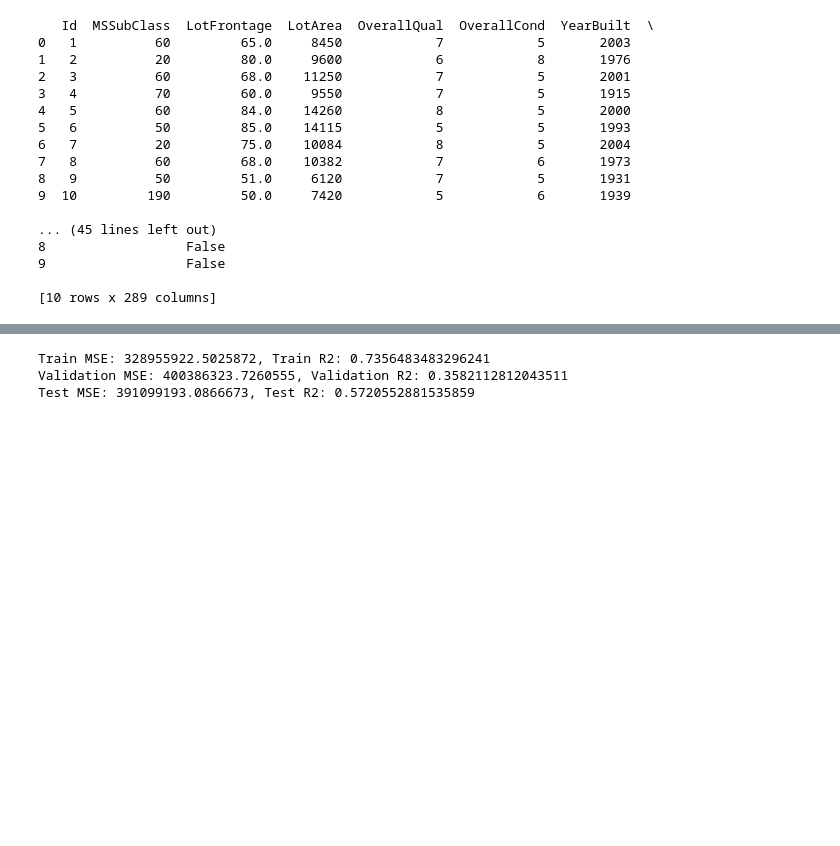
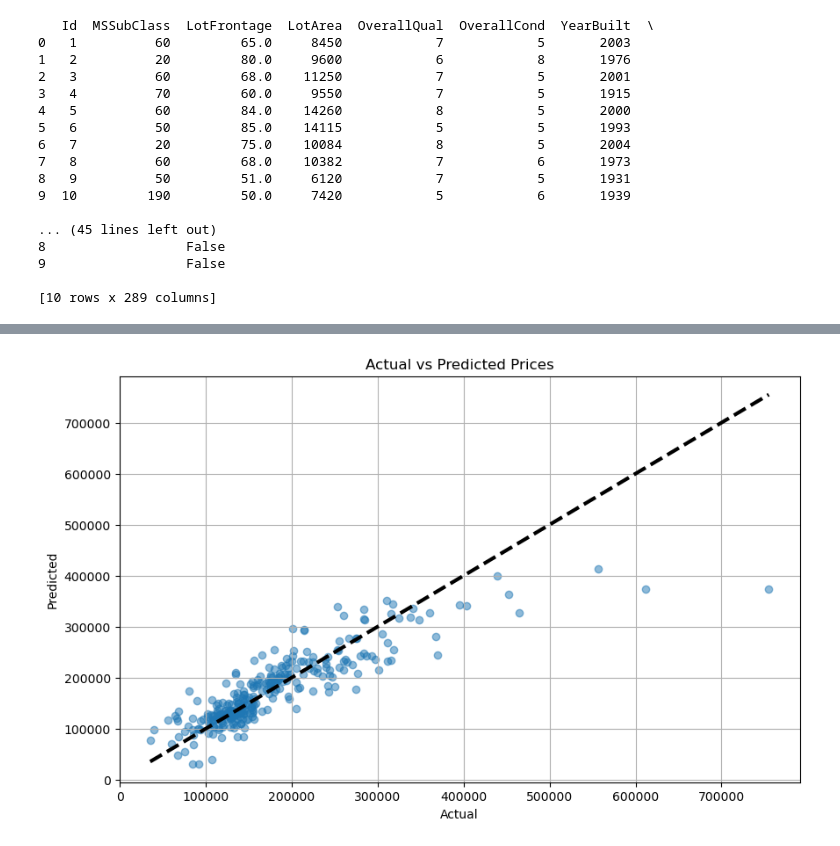
Before and after one commit to Da1212e77/ANA680Final, a Jupyter notebook: RealEstatePredictions.ipynb, the cells around one changed output, grey strips where cells are left out. Saved outputs shown, nothing was run; the diff lists cells and outputs as text; code cells hidden in the pictures; blank space fills up the shorter version.

```diff
--- a/RealEstatePredictions.ipynb
+++ b/RealEstatePredictions.ipynb
@@ -153,0 +149,18 @@ y = filtered_data['SalePrice']
+# %%
+# Create preprocessing pipelines for both numeric and categorical data
+numeric_transformer = Pipeline(steps=[
+    ('imputer', SimpleImputer(strategy='median')),
+    ('scaler', StandardScaler())
+])
+
+categorical_transformer = Pipeline(steps=[
+    ('imputer', SimpleImputer(strategy='most_frequent')),
+    ('onehot', OneHotEncoder(handle_unknown='ignore'))
+])
+# %%
+# Combine preprocessing steps
+preprocessor = ColumnTransformer(
+    transformers=[
+        ('num', numeric_transformer, numerical_features),
+        ('cat', categorical_transformer, categorical_features)
+    ])
@@ -154,4 +173,3 @@ y = filtered_data['SalePrice']
 # %%
-# Split the data into training and test sets
+# Split the data into training and testing sets
 X_train, X_test, y_train, y_test = train_test_split(X, y, test_size=0.2, random_state=42)
-X_train, X_val, y_train, y_val = train_test_split(X_train, y_train, test_size=0.2, random_state=42)
@@ -201,23 +196,4 @@ Pipeline(steps=[('preprocessor',
                 ('regressor', LinearRegression())])
 # %%
-# Make predictions
-y_pred_train = model.predict(X_train)
-y_pred_val = model.predict(X_val)
-y_pred_test = model.predict(X_test)
+# Make predictions on the test set
+y_pred = model.predict(X_test)
-# %%
-# Evaluate the model
-train_mse = mean_squared_error(y_train, y_pred_train)
-val_mse = mean_squared_error(y_val, y_pred_val)
-test_mse = mean_squared_error(y_test, y_pred_test)
-
-train_r2 = model.score(X_train, y_train)
-val_r2 = model.score(X_val, y_val)
-test_r2 = model.score(X_test, y_test)
-
-print(f'Train MSE: {train_mse}, Train R2: {train_r2}')
-print(f'Validation MSE: {val_mse}, Validation R2: {val_r2}')
-print(f'Test MSE: {test_mse}, Test R2: {test_r2}')
-# %% [output]
-Train MSE: 328955922.5025872, Train R2: 0.7356483483296241
-Validation MSE: 400386323.7260555, Validation R2: 0.3582112812043511
-Test MSE: 391099193.0866673, Test R2: 0.5720552881535859
@@ -223,0 +203,13 @@ Test MSE: 391099193.0866673, Test R2: 0.5720552881535859
+# %%
+# Scatter Plot of Actual vs. Predicted Prices
+plt.figure(figsize=(10, 6))
+plt.scatter(y_test, y_pred, alpha=0.5)
+plt.plot([y_test.min(), y_test.max()], [y_test.min(), y_test.max()], 'k--', lw=3)
+plt.xlabel('Actual')
+plt.ylabel('Predicted')
+plt.title('Actual vs Predicted Prices')
+plt.grid(True)
+plt.savefig('actual_vs_predicted.png')  # Save the figure
+plt.show()
+# %% [output]
+[figure, added]
```
Also changed, not shown: parts of 19 cells of this notebook, 1 other file.
